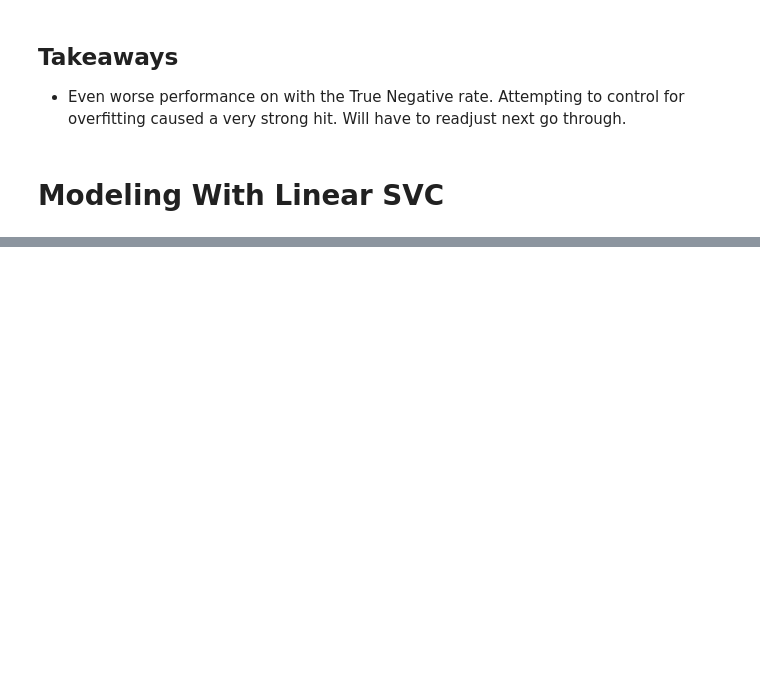
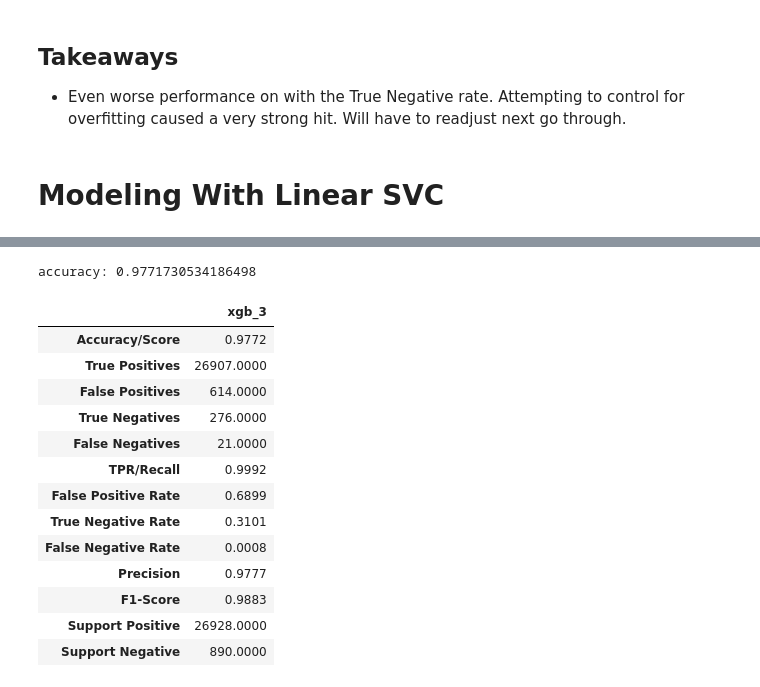
Before and after one commit to joshua-shorterivey/oct_2022_unemployment_project, a Jupyter notebook: model.ipynb, the cells around one changed output, grey strips where cells are left out. Drawn from its saved outputs; the diff is of its cells as text; code cells hidden in the pictures; blank space fills up the shorter version.

```diff
--- a/model.ipynb
+++ b/model.ipynb
@@ -507,0 +637,5 @@ test_chart
+# %%
+xg_cl = xgb.XGBClassifier(objective='binary:logistic', n_estimators=10, seed=123, learning_rate=1, max_depth=10, eval_metric='auc')
+# %%
+
+xg_cl.fit(X_train, y_train)
@@ -507,0 +657,6 @@ test_chart
+# %%
+print(f'accuracy: {accuracy}')
+# %% [output]
+accuracy: 0.9771730534186498
+# %%
+xgb_chart = model.create_comp_chart()
@@ -507,0 +665,19 @@ test_chart
+# %%
+xgb_chart['xgb_3'] = model.compute_metrics(xg_cl, X_train, y_train).values
+# %%
+xgb_chart
+# %% [output]
+|  | xgb_3 |
+| Accuracy/Score | 0.9772 |
+| True Positives | 26907.0000 |
+| False Positives | 614.0000 |
+| True Negatives | 276.0000 |
+| False Negatives | 21.0000 |
+| TPR/Recall | 0.9992 |
+| False Positive Rate | 0.6899 |
+| True Negative Rate | 0.3101 |
+| False Negative Rate | 0.0008 |
+| Precision | 0.9777 |
+| F1-Score | 0.9883 |
+| Support Positive | 26928.0000 |
+| Support Negative | 890.0000 |
```
Also changed, not shown: parts of 39 cells of this notebook, 3 other files.
